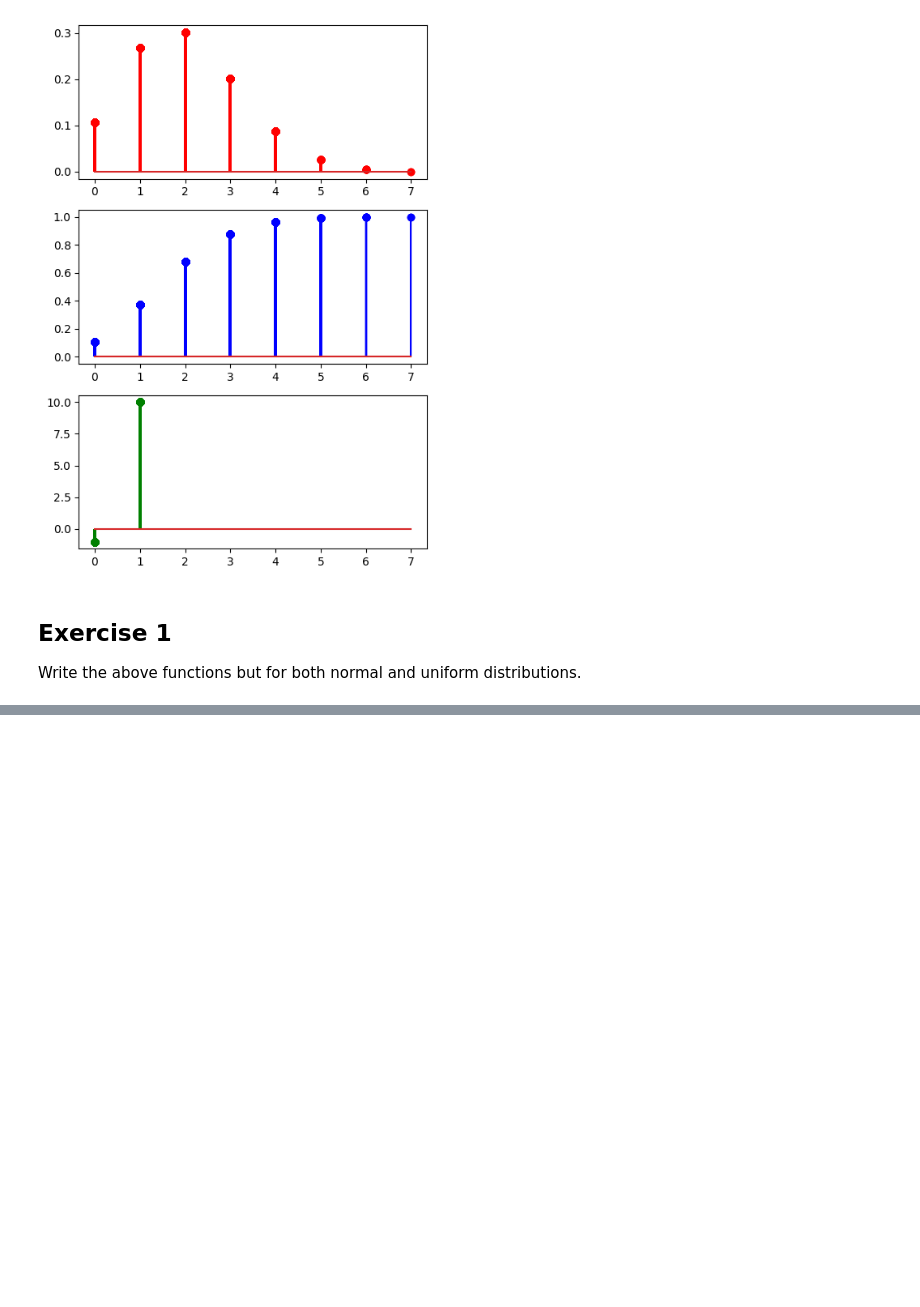
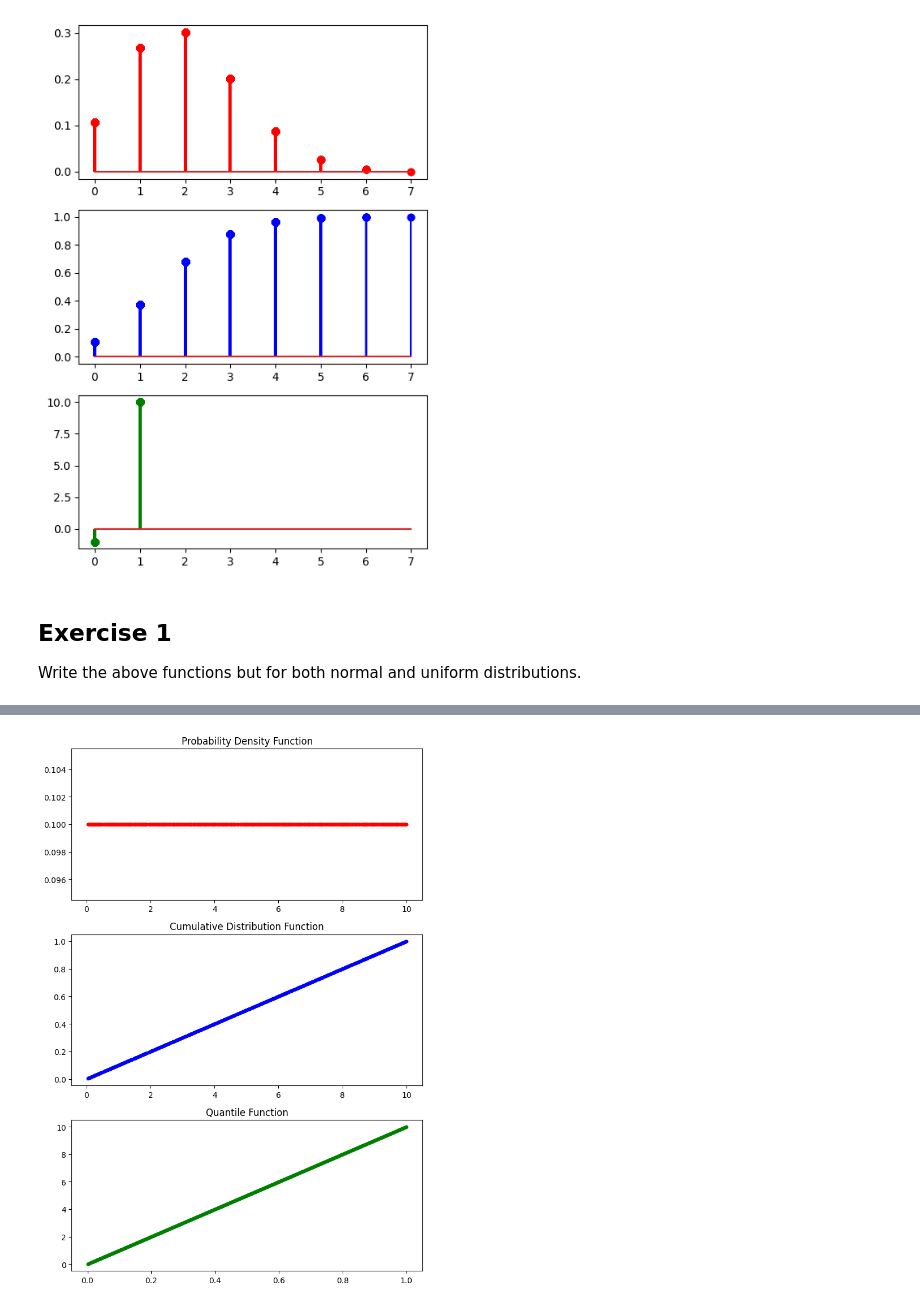
Before and after one commit to 4GeeksAcademy/probability-distribution-exercises-project-with-pythonct, a Jupyter notebook: notebook/problems.ipynb, the cells around one changed output, grey strips where cells are left out. Cells and saved outputs as stored; diff of their text form; code cells hidden in the pictures; blank space fills up the shorter version.

```diff
--- a/notebook/problems.ipynb
+++ b/notebook/problems.ipynb
@@ -158,67 +159,65 @@ AttributeError: 'norm_gen' object has no attribute 'pmf'
 # %%
 from scipy.stats import uniform
+import numpy as np
+import matplotlib.pyplot as plt
 
-# Define all the probability functions related to this distribution
+def duniform(x, a=0, b=1):
+    """
+    Calculates the probability density of the uniform distribution
+    """
+    return uniform.pdf(x, loc=a, scale=b-a)
 
-def duniform(x, size, prob = 0.5):
+def puniform(q, a=0, b=1):
     """
-    Calculates the point estimate of the uniform distribution
+    Calculates the cumulative distribution function of the uniform distribution
     """
-    result = uniform.pmf(k = x, n = size, p = prob, loc = 0)
+    return uniform.cdf(q, loc=a, scale=b-a)
 
-    return result
+def quniform(p, a=0, b=1):
+    """
+    Calculates the quantile function of the uniform distribution
+    """
+    return uniform.ppf(p, loc=a, scale=b-a)
 
-def puniform(q, size, prob = 0.5):
-    """
-    Calculates the cumulative of the uniform distribution
-    """
-    result = uniform.cdf(k = q, n = size, p = prob, loc = 0)
-
-    return result
-
-def quniform(p, size, prob = 0.5):
-    """
-    Calculates the quantile function from the uniform distribution
-    """
-    result = uniform.ppf(q = p, n = size, p = prob, loc = 0)
-
-    return result
-
-def runiform(n, size, prob = 0.5):
+def runiform(n, a=0, b=1):
     """
     Generates random variables from the uniform distribution
     """
-    result = uniform.rvs(n = size, p = prob, size = n)
+    return uniform.rvs(loc=a, scale=b-a, size=n)
 
-    return result
-# Binomial(10, 0.2) distribution, where n = 10 is the number of trials and p = 0.2 is the probability of success in a single trial
-import numpy as np
-
+# Example usage:
 np.random.seed(42)
 
-print(f"Probability that a uniform(10, 0.2) takes the value 2: {duniform(2, size = 10, prob = 0.2)}")
-print(f"Probability that a uniform(10, 0.2) will take a value less than 2: {puniform(2, size = 10, prob = 0.2)}")
-print(f"Which value of a uniform(10, 0.2) has a cumulative probability of 0.9? {quniform(0.9, size = 10, prob = 0.2)}")
-print(f"Generate 2000 random values from a uniform(10, 0.2) distribution: {runiform(2000, size = 10, prob = 0.2)}")
-np.random.seed(42)
+a = 0  # Lower bound of the distribution
+b = 10  # Upper bound of the distribution
 
-size = 10
-prob = 0.2
-data = runiform(2000, size = 10, prob = 0.2)
+# Probability density at a point
+print(f"Probability density at 2 for uniform({a}, {b}): {duniform(2, a, b)}")
 
-pmf = duniform(data, size = size, prob = prob)
-cdf = puniform(data, size = size, prob = prob)
-ppf = quniform(data, size = size, prob = prob)
+# Cumulative probability up to a point
+print(f"Cumulative probability less than 2 for uniform({a}, {b}): {puniform(2, a, b)}")
 
-fig, axis = plt.subplots(3, 1, figsize = (5, 7))
+# Quantile function
+print(f"Quantile at 0.9 for uniform({a}, {b}): {quniform(0.9, a, b)}")
 
-axis[0].stem(data, pmf, "r-")
-axis[1].stem(data, cdf, "b-")
-axis[2].stem(data, ppf, "g-")
+# Generate random samples
+random_samples = runiform(2000, a, b)
+print(f"Generated random samples from uniform({a}, {b}): {random_samples[:10]}")
 
-# Adjust the layout
+# Plotting
+pdf = duniform(random_samples, a=a, b=b)
+cdf = puniform(random_samples, a=a, b=b)
+ppf = quniform(np.linspace(0, 1, len(random_samples)), a=a, b=b)
+
+fig, axis = plt.subplots(3, 1, figsize=(7, 10))
+
+axis[0].plot(random_samples, pdf, 'r.')
+axis[0].set_title('Probability Density Function')
+axis[1].plot(random_samples, cdf, 'b.')
+axis[1].set_title('Cumulative Distribution Function')
+axis[2].plot(np.linspace(0, 1, len(random_samples)), ppf, 'g.')
+axis[2].set_title('Quantile Function')
+
 plt.tight_layout()
-
-# Show the plot
 plt.show()
 # %% [output]
@@ -225,0 +229 @@ AttributeError: 'uniform_gen' object has no attribute 'pmf'
+[figure, added]
```
Also changed, not shown: parts of 2 cells of this notebook.
